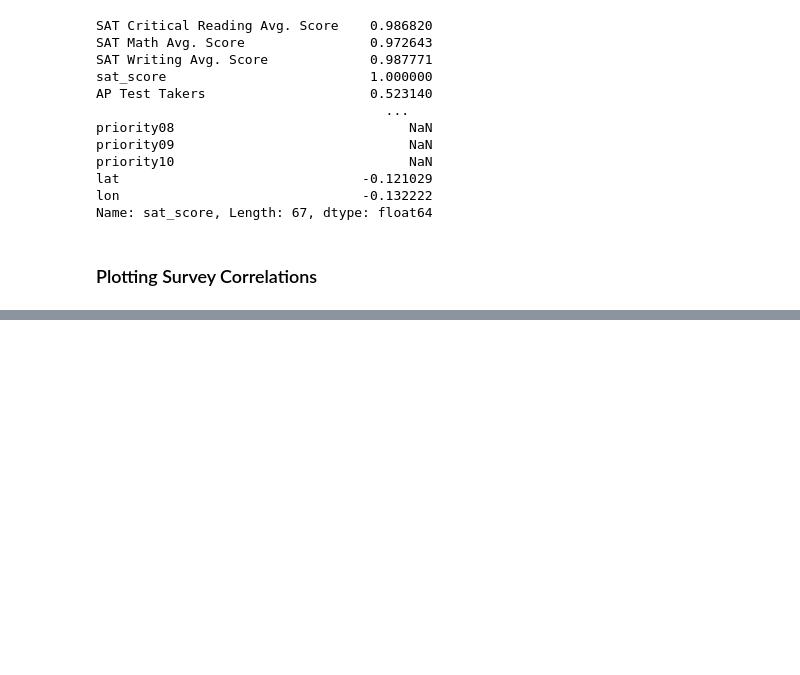
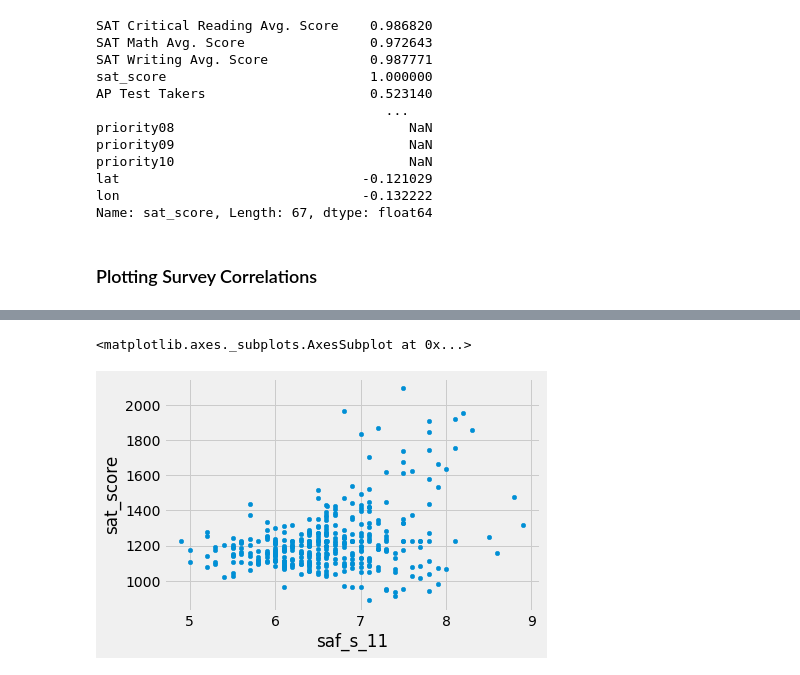
Before and after one commit to branBeckett/data-science-projects, a Jupyter notebook: nyc-high-school-data/nyc-high-school-data.ipynb, the cells around one changed output, grey strips where cells are left out. Drawn from its saved outputs; the diff is of its cells as text; code cells hidden in the pictures; blank space fills up the shorter version.

```diff
--- a/nyc-high-school-data/nyc-high-school-data.ipynb
+++ b/nyc-high-school-data/nyc-high-school-data.ipynb
@@ -209,0 +212,5 @@ combined.corr()["sat_score"][survey_fields].plot.bar()
+# %%
+combined.plot.scatter("saf_s_11", "sat_score")
+# %% [output]
+<matplotlib.axes._subplots.AxesSubplot at 0x...>
+[figure, added]
```
Also changed, not shown: parts of 2 cells of this notebook.
